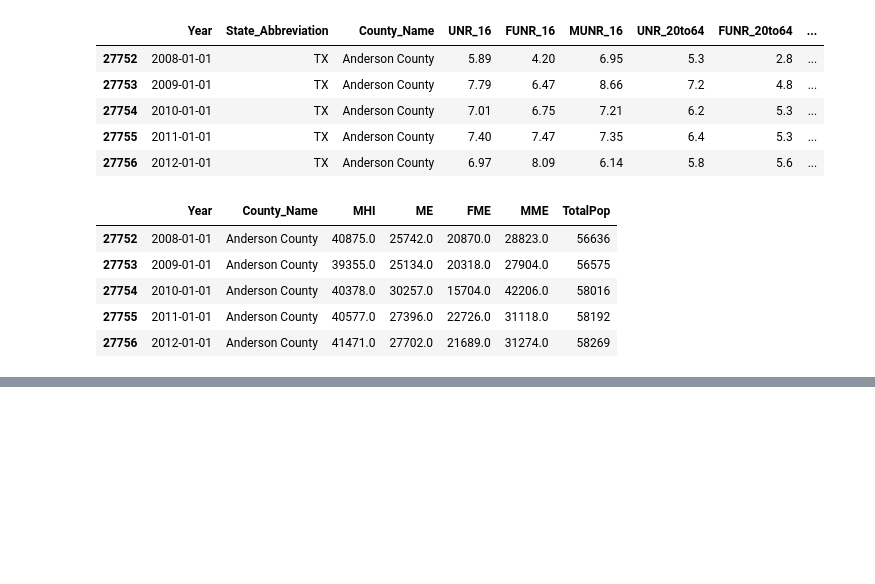
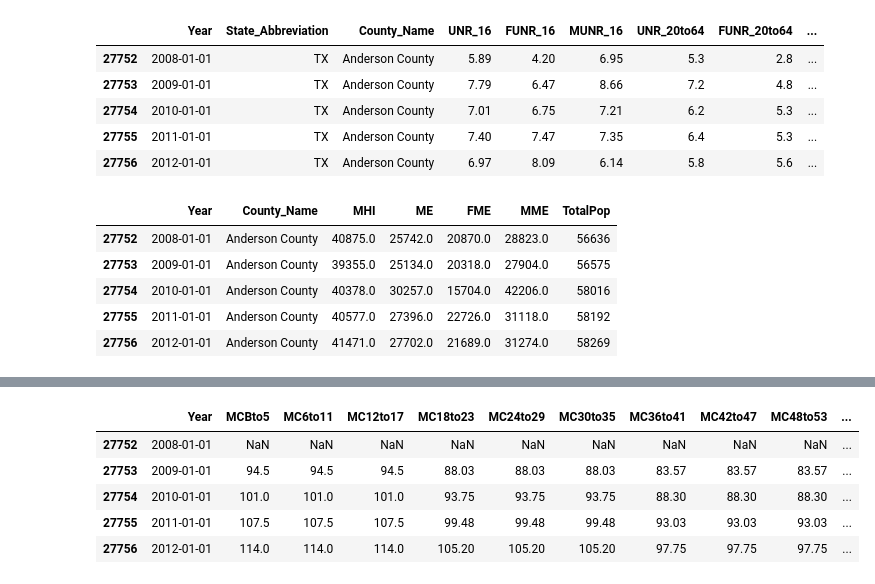
Before and after one commit to MWPerrineJr/data_vis_final, a Jupyter notebook: term.ipynb, the cells around one changed output, grey strips where cells are left out. Saved outputs shown, nothing was run; the diff lists cells and outputs as text; code cells hidden in the pictures; blank space fills up the shorter version.

```diff
--- a/term.ipynb
+++ b/term.ipynb
@@ -170,3 +168,14 @@ texasCC.head()
+# %%
+texasCC['Ave_Cost'] = texasCC.loc[:, texasCC.columns != 'Year'].mean()
+# %%
+texasCC.head()
+# %% [output]
+|  | Year | MCBto5 | MC6to11 | MC12to17 | MC18to23 | MC24to29 | MC30to35 | MC36to41 | MC42to47 | MC48to53 | ... |
+| 27752 | 2008-01-01 | NaN | NaN | NaN | NaN | NaN | NaN | NaN | NaN | NaN | ... |
+| 27753 | 2009-01-01 | 94.5 | 94.5 | 94.5 | 88.03 | 88.03 | 88.03 | 83.57 | 83.57 | 83.57 | ... |
+| 27754 | 2010-01-01 | 101.0 | 101.0 | 101.0 | 93.75 | 93.75 | 93.75 | 88.30 | 88.30 | 88.30 | ... |
+| 27755 | 2011-01-01 | 107.5 | 107.5 | 107.5 | 99.48 | 99.48 | 99.48 | 93.03 | 93.03 | 93.03 | ... |
+| 27756 | 2012-01-01 | 114.0 | 114.0 | 114.0 | 105.20 | 105.20 | 105.20 | 97.75 | 97.75 | 97.75 | ... |
 # %%
 chart_b = alt.Chart(txInc).mark_bar(
     stroke='black',
```
Also changed, not shown: parts of 3 cells of this notebook.
